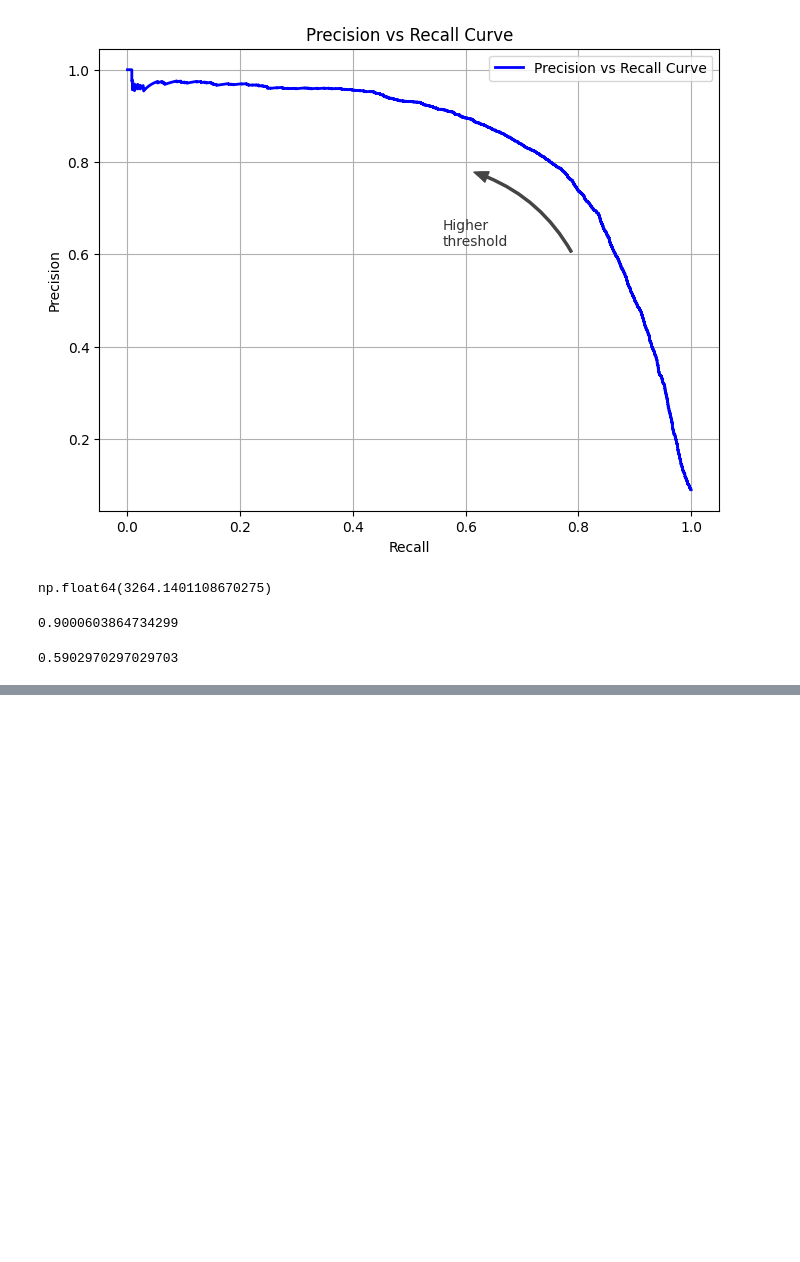
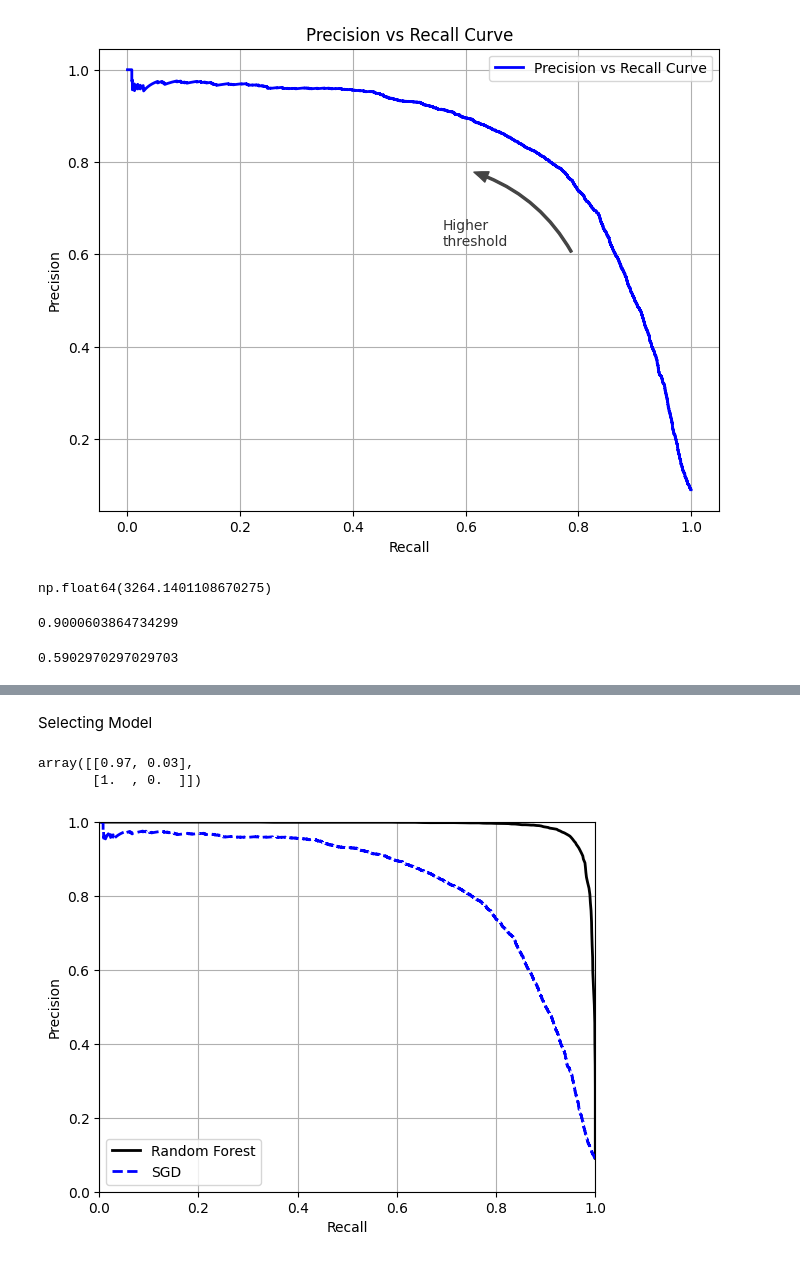
Before and after one commit to sunodmongia/MNIST, a Jupyter notebook: mnist.ipynb, the cells around one changed output, grey strips where cells are left out. Cells and saved outputs as stored; diff of their text form; code cells hidden in the pictures; blank space fills up the shorter version.

```diff
--- a/mnist.ipynb
+++ b/mnist.ipynb
@@ -283,0 +320,33 @@ recall_score(y_train_5, y_train_pred_90)
+# %% [markdown]
+Selecting Model
+# %%
+#Selecting the Model RandomForestClassifier
+
+from sklearn.ensemble import RandomForestClassifier
+
+forest_classifier = RandomForestClassifier(random_state=42)
+# %%
+y_prob_foreest = cross_val_predict(
+    forest_classifier, X_train, y_train_5, cv=5, method="predict_proba"
+)
+# %%
+y_prob_foreest[:2]
+# %% [output]
+array([[0.97, 0.03],
+       [1.  , 0.  ]])
+# %%
+y_score_forest = y_prob_foreest[:, 1]
+precisions_forest, recalls_forest, thresholds_forest = precision_recall_curve(
+    y_train_5, y_score_forest
+)
+# %%
+plt.plot(recalls_forest, precisions_forest, "k-", linewidth=2, label="Random Forest")
+plt.plot(recalls, precisions, "b--", linewidth=2, label="SGD")
+plt.grid()
+plt.legend()
+plt.xlabel("Recall")
+plt.ylabel("Precision")
+plt.axis([0, 1, 0, 1])
+plt.show()
+# %% [output]
+[figure, added]
```
Also changed, not shown: parts of 8 cells of this notebook.
